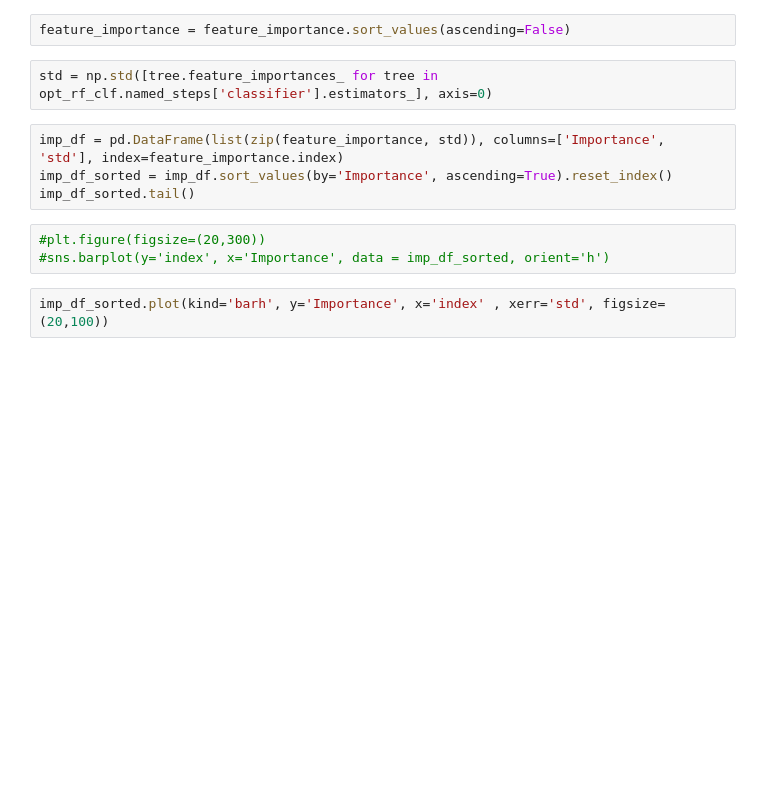
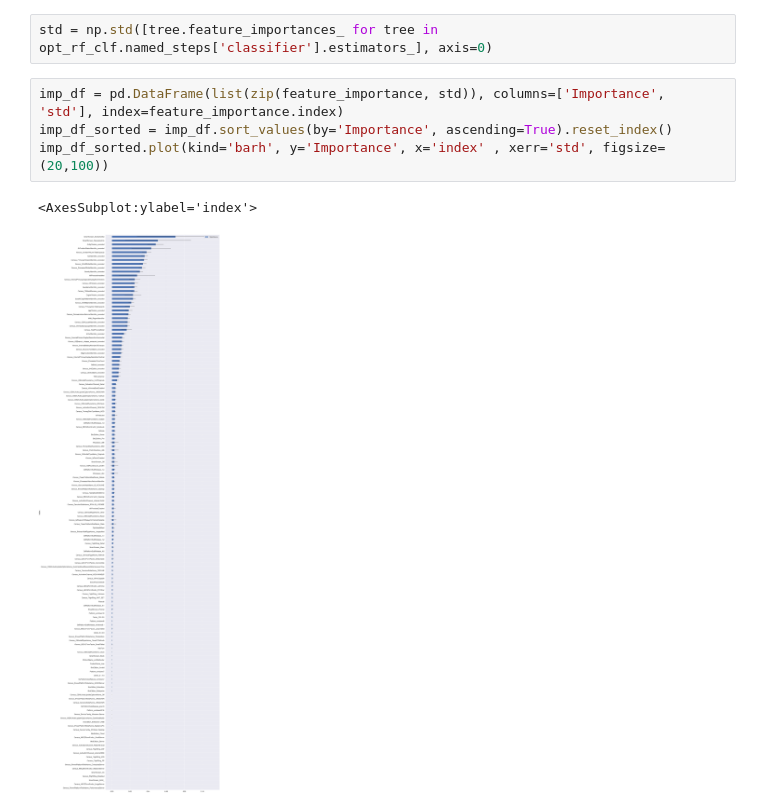
Before and after one commit to marco-riva/Capstone_2, a Jupyter notebook: notebooks/Random_Forest.ipynb, the cells around one changed output. Drawn from its saved outputs; the diff is of its cells as text; blank space fills up the shorter version.

```diff
--- a/notebooks/Random_Forest.ipynb
+++ b/notebooks/Random_Forest.ipynb
@@ -243,16 +329,12 @@ sns.barplot(y=feature_importance.index,
-# %%
-feature_importance = feature_importance.sort_values(ascending=False)
 # %%
 std = np.std([tree.feature_importances_ for tree in opt_rf_clf.named_steps['classifier'].estimators_], axis=0)
 # %%
 imp_df = pd.DataFrame(list(zip(feature_importance, std)), columns=['Importance', 'std'], index=feature_importance.index)
 imp_df_sorted = imp_df.sort_values(by='Importance', ascending=True).reset_index()
-imp_df_sorted.tail()
+imp_df_sorted.plot(kind='barh', y='Importance', x='index' , xerr='std', figsize=(20,100))
+# %% [output]
+<AxesSubplot:ylabel='index'>
+[figure, added]
-# %%
-#plt.figure(figsize=(20,300))
-#sns.barplot(y='index', x='Importance', data = imp_df_sorted, orient='h')
-# %%
-imp_df_sorted.plot(kind='barh', y='Importance', x='index' , xerr='std', figsize=(20,100))
 # %%
 from sklearn.model_selection import learning_curve
 
```
Also changed, not shown: parts of 19 cells of this notebook.
